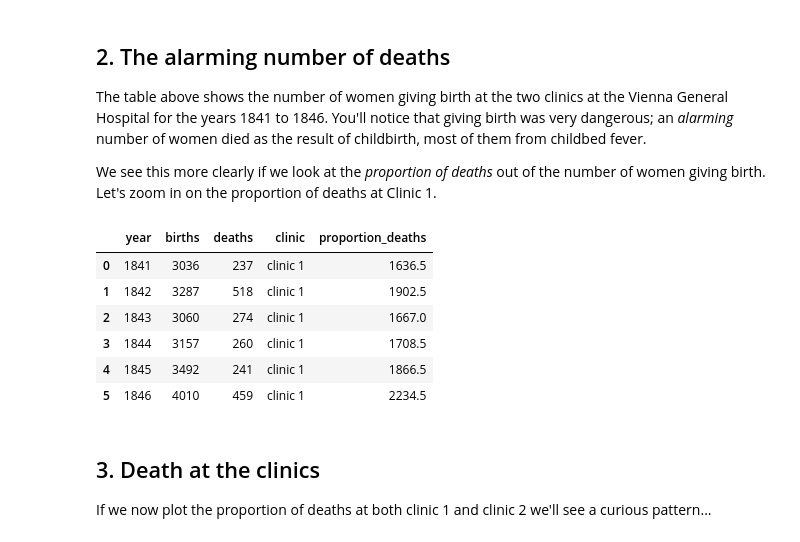
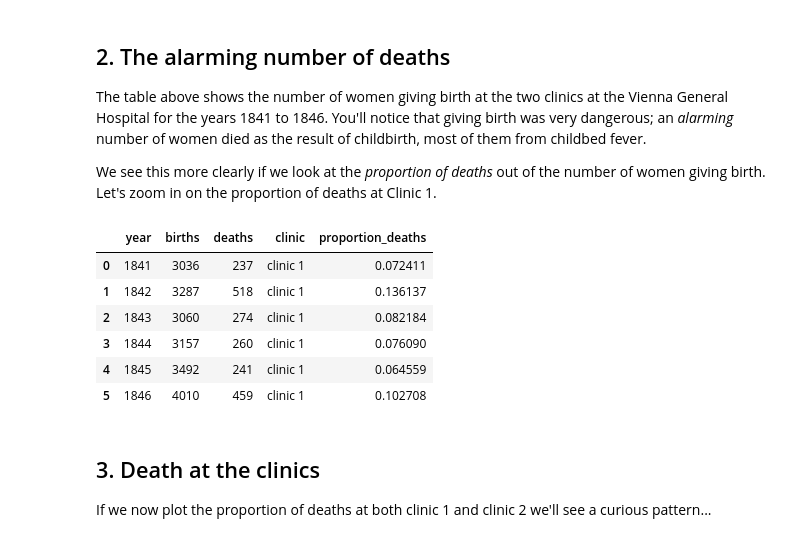
Before and after one commit to Shahnawaz313/Technocolabs-Internship-Projects, a Jupyter notebook: Mini Project 1/notebook.ipynb, the cells around one changed output. Drawn from its saved outputs; the diff is of its cells as text; code cells hidden in the pictures.

Commit message:
All Tasks Completed

```diff
--- a/Mini Project 1/notebook.ipynb
+++ b/Mini Project 1/notebook.ipynb
@@ -40,22 +40,22 @@ yearly
 # %%
 # Calculate proportion of deaths per no. births
 # ... YOUR CODE FOR TASK 2 ...
-yearly['proportion_deaths'] = yearly[['deaths','births']].mean(axis=1)
+yearly['proportion_deaths'] = yearly['deaths'] / (yearly['births'] + yearly['deaths'])
 # Extract clinic 1 data into yearly1 and clinic 2 data into yearly2
 yearly1 = yearly[yearly.clinic == 'clinic 1']
 yearly2 = yearly[yearly.clinic == 'clinic 2']
 
 # Print out yearly1
+# ... YOUR CODE FOR TASK 2 ...
 yearly1
-# ... YOUR CODE FOR TASK 2 ...
 # %% [output]
 |  | year | births | deaths | clinic | proportion_deaths |
-| 0 | 1841 | 3036 | 237 | clinic 1 | 1636.5 |
-| 1 | 1842 | 3287 | 518 | clinic 1 | 1902.5 |
-| 2 | 1843 | 3060 | 274 | clinic 1 | 1667.0 |
-| 3 | 1844 | 3157 | 260 | clinic 1 | 1708.5 |
-| 4 | 1845 | 3492 | 241 | clinic 1 | 1866.5 |
-| 5 | 1846 | 4010 | 459 | clinic 1 | 2234.5 |
+| 0 | 1841 | 3036 | 237 | clinic 1 | 0.072411 |
+| 1 | 1842 | 3287 | 518 | clinic 1 | 0.136137 |
+| 2 | 1843 | 3060 | 274 | clinic 1 | 0.082184 |
+| 3 | 1844 | 3157 | 260 | clinic 1 | 0.076090 |
+| 4 | 1845 | 3492 | 241 | clinic 1 | 0.064559 |
+| 5 | 1846 | 4010 | 459 | clinic 1 | 0.102708 |
 # %% [markdown]
 ## 3. Death at the clinics
 <p>If we now plot the proportion of deaths at both clinic 1 and clinic 2  we'll see a curious pattern...</p>
```
Also changed, not shown: parts of 8 cells of this notebook.
